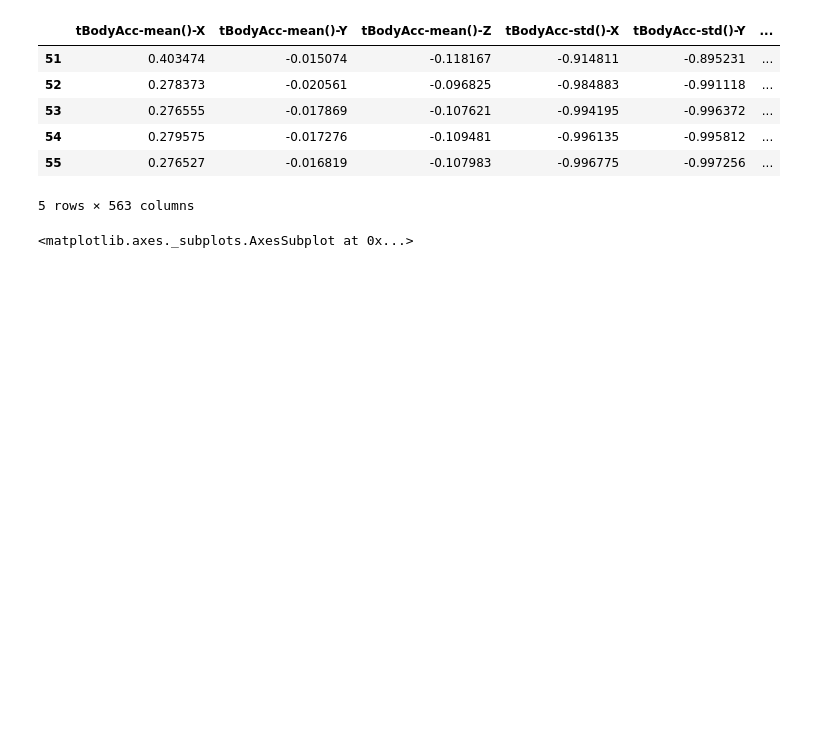
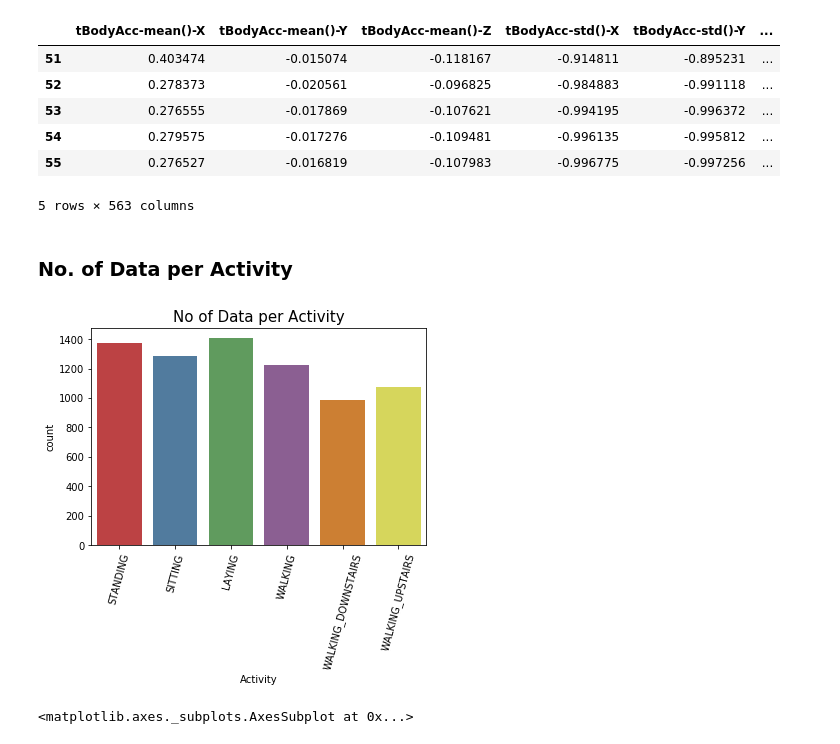
Before and after one commit to hitesh-bansal/SpringBoard-DSC, a Jupyter notebook: human-activity-recognition-with-smartphones/Human_Activity.ipynb, the cells around one changed output. Saved outputs shown, nothing was run; the diff lists cells and outputs as text; code cells hidden in the pictures; blank space fills up the shorter version.

```diff
--- a/human-activity-recognition-with-smartphones/Human_Activity.ipynb
+++ b/human-activity-recognition-with-smartphones/Human_Activity.ipynb
@@ -152,6 +152,15 @@ df_LAYING.head()
 | 54 | 0.279575 | -0.017276 | -0.109481 | -0.996135 | -0.995812 | ... |
 | 55 | 0.276527 | -0.016819 | -0.107983 | -0.996775 | -0.997256 | ... |
 5 rows × 563 columns
+# %% [markdown]
+### No. of Data per Activity
+# %%
+plt.title('No of Data per Activity', fontsize=15)
+sns.countplot(df.Activity)
+plt.xticks(rotation=75)
+plt.show()
+# %% [output]
+[figure, added]
 # %%
 df.plot(x = 'Activity',y = 'tBodyAcc-mean()-X', figsize= (15,15), grid=True, title="tBodyAcc-mean()-X")
 # %% [output]
```
Also changed, not shown: parts of 22 cells of this notebook.
